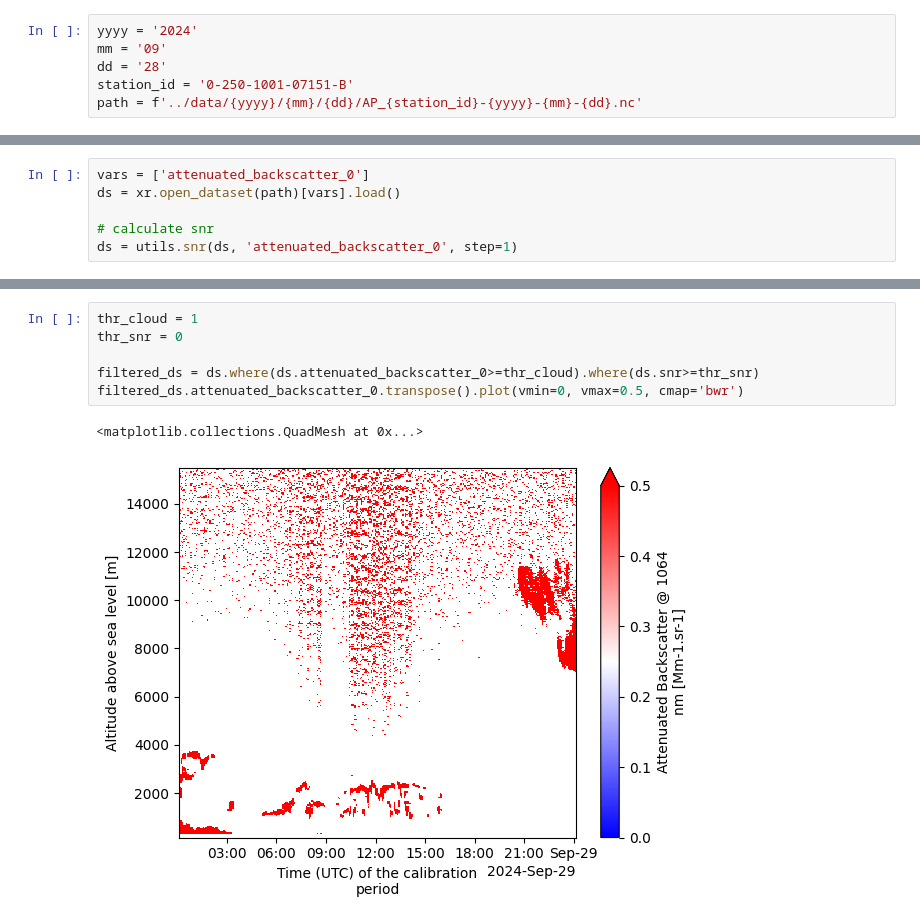
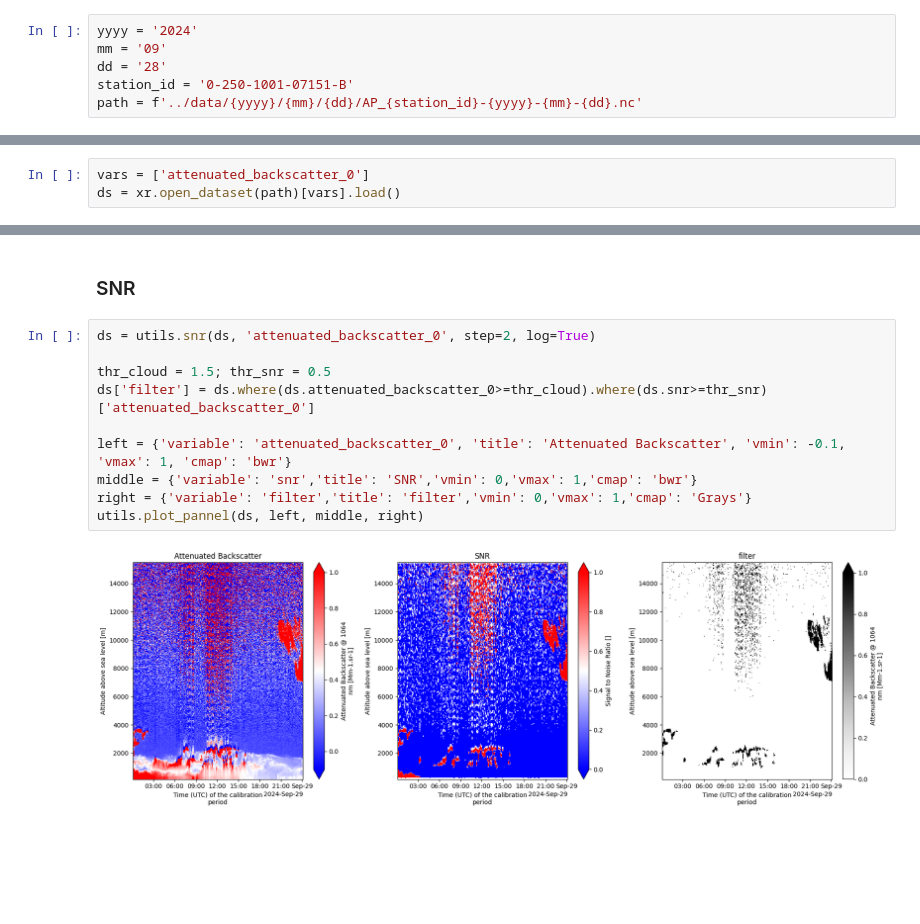
Before and after one commit to AugustinMortier/ai-profiles, a Jupyter notebook: dev.ipynb, the cells around one changed output, grey strips where cells are left out. Cells and saved outputs as stored; diff of their text form; blank space fills up the shorter version.

```diff
--- a/dev.ipynb
+++ b/dev.ipynb
@@ -13,6 +19,3 @@ path = f'../data/{yyyy}/{mm}/{dd}/AP_{station_id}-{yyyy}-{mm}-{dd}.nc'
 # %%
 vars = ['attenuated_backscatter_0']
 ds = xr.open_dataset(path)[vars].load()
-
-# calculate snr
-ds = utils.snr(ds, 'attenuated_backscatter_0', step=1)
@@ -35,9 +22,14 @@ utils.plot_pannel(ds, {
-# %%
-thr_cloud = 1
-thr_snr = 0
-
-filtered_ds = ds.where(ds.attenuated_backscatter_0>=thr_cloud).where(ds.snr>=thr_snr)
-filtered_ds.attenuated_backscatter_0.transpose().plot(vmin=0, vmax=0.5, cmap='bwr')
-# %% [output]
-<matplotlib.collections.QuadMesh at 0x...>
-[figure, removed]
+# %% [markdown]
+### SNR
+# %%
+ds = utils.snr(ds, 'attenuated_backscatter_0', step=2, log=True)
+
+thr_cloud = 1.5; thr_snr = 0.5
+ds['filter'] = ds.where(ds.attenuated_backscatter_0>=thr_cloud).where(ds.snr>=thr_snr)['attenuated_backscatter_0']
+
+left = {'variable': 'attenuated_backscatter_0', 'title': 'Attenuated Backscatter', 'vmin': -0.1, 'vmax': 1, 'cmap': 'bwr'}
+middle = {'variable': 'snr','title': 'SNR','vmin': 0,'vmax': 1,'cmap': 'bwr'}
+right = {'variable': 'filter','title': 'filter','vmin': 0,'vmax': 1,'cmap': 'Grays'}
+utils.plot_pannel(ds, left, middle, right)
+# %% [output]
+[figure, added]
```
Also changed, not shown: parts of 6 cells of this notebook, 3 other files.
